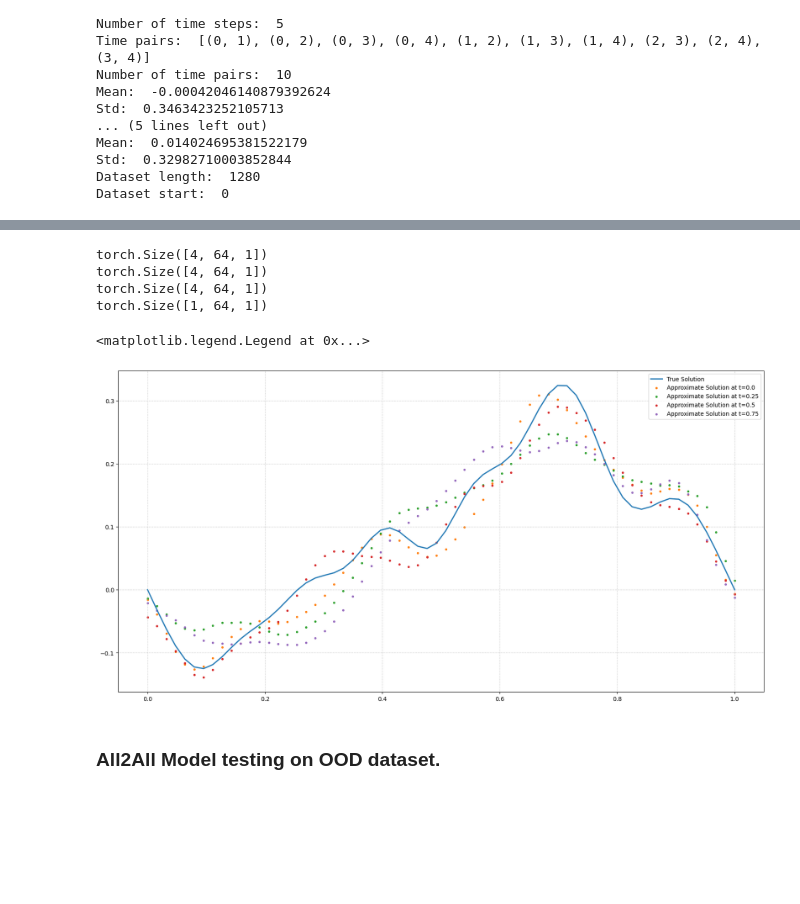
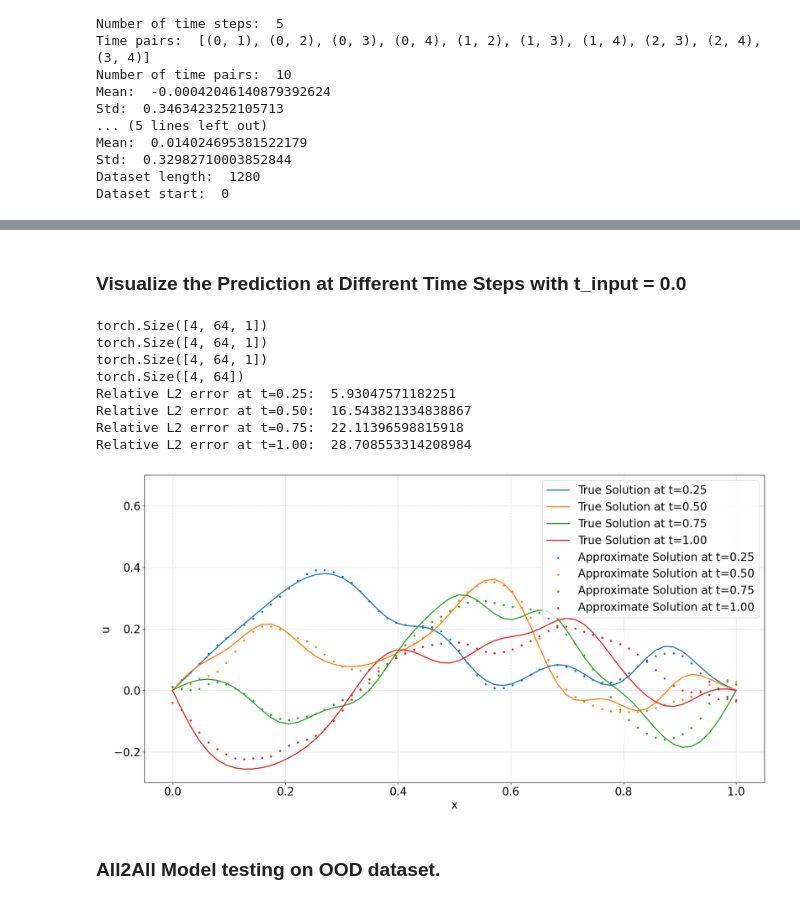
Before and after one commit to MoyangLi00/AISE, a Jupyter notebook: FNO_wave_equation/ solution.ipynb, the cells around one changed output, grey strips where cells are left out. Saved outputs shown, nothing was run; the diff lists cells and outputs as text; code cells hidden in the pictures; blank space fills up the shorter version.

Commit message:
fit new model

```diff
--- a/FNO_wave_equation/ solution.ipynb
+++ b/FNO_wave_equation/ solution.ipynb
@@ -585,7 +585,7 @@ class FNO1d_time(nn.Module):
         self.output_layer = nn.Linear(32, 1)
 
         self.activation = torch.nn.Tanh()
-        self.film = FILM(channels = 3, use_bn = True)
+        self.film = FILM(channels = self.width, use_bn = True)
 
     def fourier_layer(self, x, spectral_layer, conv_layer):
         return self.activation(spectral_layer(x) + conv_layer(x))
@@ -596,8 +596,8 @@ class FNO1d_time(nn.Module):
     def forward(self, x, time):
         # grid = self.get_grid(x.shape, x.device)
         # x = torch.cat((x, grid), dim=-1)
+        x = self.linear_p(x)
         x = self.film(x, time)
-        x = self.linear_p(x)
         x = x.permute(0, 2, 1)
 
         # x = F.pad(x, [0, self.padding])  # pad the domain if input is non-periodic
@@ -929,41 +996,68 @@ with torch.no_grad():
+# %% [markdown]
+### Visualize the Prediction at Different Time Steps with t_input = 0.0
 # %%
 ## vis one trajectory
 idx_data = 10
-input_data = val_data_all2all[idx_data, [0, 1, 2, 3]].reshape(4, -1, 1)
+input_data = test_data_all2all[idx_data, [0, 0, 0, 0]].reshape(4, -1, 1)
 grid = torch.linspace(0, 1, input_data.shape[1]).reshape(1, -1, 1).repeat(input_data.shape[0], 1, 1)
 time_data = torch.ones_like(grid) * 0.0
 time_data[0, :, 0] = 0.0
-time_data[1, :, 0] = 0.25
-time_data[2, :, 0] = 0.5
-time_data[3, :, 0] = 0.75
+time_data[1, :, 0] = 0.0
+time_data[2, :, 0] = 0.0
+time_data[3, :, 0] = 0.0
 
 print(input_data.shape)
 print(grid.shape)
 print(time_data.shape)
 
 input_batch = torch.cat((input_data, grid, time_data), 2)
-time_batch = torch.tensor([1.0, 0.75, 0.5, 0.25]).reshape(1, -1, 1)
-output_data = val_data_all2all[idx_data, 4].reshape(1, -1, 1)
+time_batch = torch.tensor([0.25, 0.50, 0.75, 1.00]).reshape(1, -1, 1)
+output_data = test_data_all2all[idx_data, [1, 2, 3, 4]].reshape(4, -1)
 print(output_data.shape)
 output_pred_batch = fno_all2all(input_batch, time_batch).squeeze(2)
 output_pred_batch = output_pred_batch.detach().numpy()
 
 plt.figure(figsize=(20, 10))
 plt.grid(True, which="both", ls=":")
-plt.plot(grid[0], output_data[0], label="True Solution", c="C0", lw=2)
-plt.scatter(grid[0], output_pred_batch[0], label="Approximate Solution at t=0.0", s=8, c="C1")
-plt.scatter(grid[0], output_pred_batch[1], label="Approximate Solution at t=0.25", s=8, c="C2")
-plt.scatter(grid[0], output_pred_batch[2], label="Approximate Solution at t=0.5", s=8, c="C3")
-plt.scatter(grid[0], output_pred_batch[3], label="Approximate Solution at t=0.75", s=8, c="C4")
+plt.plot(grid[0], output_data[0], label="True Solution at t=0.25", c="C0", lw=2)
+plt.plot(grid[0], output_data[1], label="True Solution at t=0.50", c="C1", lw=2)
+plt.plot(grid[0], output_data[2], label="True Solution at t=0.75", c="C2", lw=2)
+plt.plot(grid[0], output_data[3], label="True Solution at t=1.00", c="C3", lw=2)
+plt.scatter(grid[0], output_pred_batch[0], label="Approximate Solution at t=0.25", s=8, c="C0")
+plt.scatter(grid[0], output_pred_batch[1], label="Approximate Solution at t=0.50", s=8, c="C1")
+plt.scatter(grid[0], output_pred_batch[2], label="Approximate Solution at t=0.75", s=8, c="C2")
+plt.scatter(grid[0], output_pred_batch[3], label="Approximate Solution at t=1.00", s=8, c="C3")
 
-plt.legend()
+# modify the legend textsize
+plt.legend(fontsize=20)
+plt.xlabel("x", fontsize=20)
+plt.ylabel("u", fontsize=20)
+
+plt.ylim(-0.3, 0.7)
+
+# modify the text size of the ticks
+plt.xticks(fontsize=20)
+plt.yticks(fontsize=20)
+
+# compute the relative L2 norm for the model trained on all-to-all data
+l2_error_1 = (torch.mean(abs(output_data[0] - output_pred_batch[0]) ** 2) / torch.mean(abs(output_data[0]) ** 2)) ** 0.5 * 100
+l2_error_2 = (torch.mean(abs(output_data[1] - output_pred_batch[1]) ** 2) / torch.mean(abs(output_data[1]) ** 2)) ** 0.5 * 100
+l2_error_3 = (torch.mean(abs(output_data[2] - output_pred_batch[2]) ** 2) / torch.mean(abs(output_data[2]) ** 2)) ** 0.5 * 100
+l2_error_4 = (torch.mean(abs(output_data[3] - output_pred_batch[3]) ** 2) / torch.mean(abs(output_data[3]) ** 2)) ** 0.5 * 100
+print("Relative L2 error at t=0.25: ", l2_error_1.item())
+print("Relative L2 error at t=0.50: ", l2_error_2.item())
+print("Relative L2 error at t=0.75: ", l2_error_3.item())
+print("Relative L2 error at t=1.00: ", l2_error_4.item())
 # %% [output]
 torch.Size([4, 64, 1])
 torch.Size([4, 64, 1])
 torch.Size([4, 64, 1])
-torch.Size([1, 64, 1])
+torch.Size([4, 64])
+Relative L2 error at t=0.25:  5.93047571182251
+Relative L2 error at t=0.50:  16.543821334838867
+Relative L2 error at t=0.75:  22.11396598815918
+Relative L2 error at t=1.00:  28.708553314208984
-<matplotlib.legend.Legend at 0x...>
-[figure, old version]
+[figure, new version]
 # %% [markdown]
 ### All2All Model testing on OOD dataset.
 # %%
```
Also changed, not shown: parts of 23 cells of this notebook, 4 other files.
